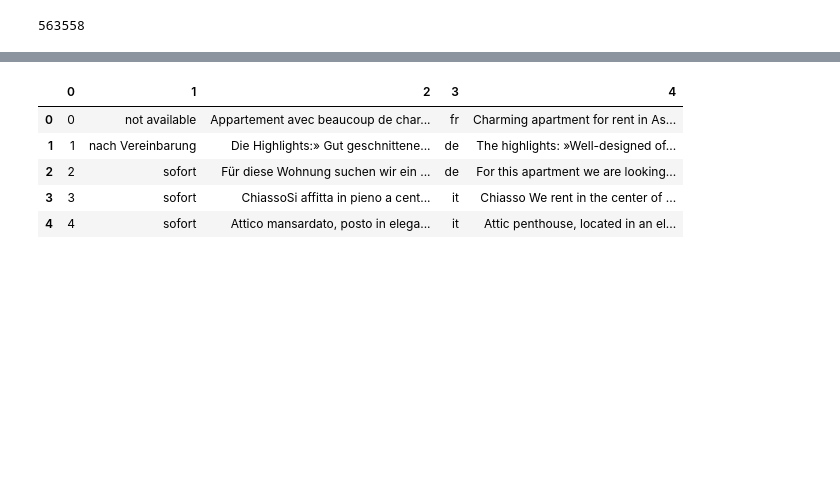
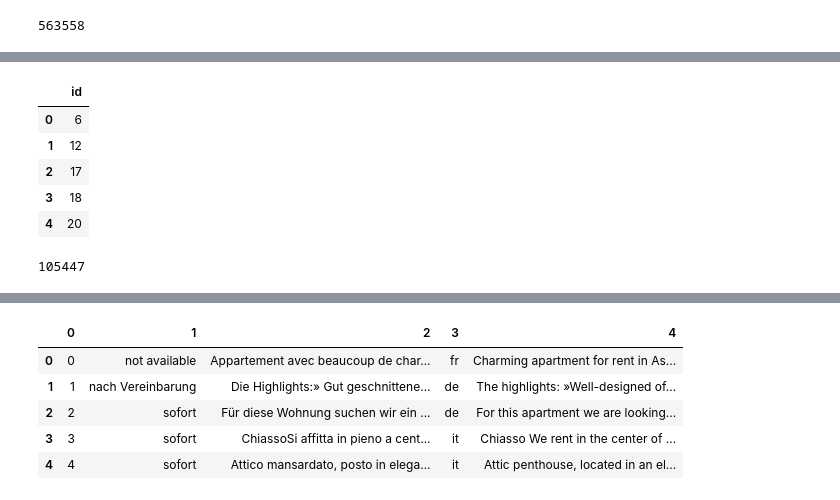
Before and after one commit to michaji/Housing_Project, a Jupyter notebook: working_translation.ipynb, the cells around one changed output, grey strips where cells are left out. Saved outputs shown, nothing was run; the diff lists cells and outputs as text; code cells hidden in the pictures; blank space fills up the shorter version.

```diff
--- a/working_translation.ipynb
+++ b/working_translation.ipynb
@@ -299,0 +326,14 @@ len(trans_data)
+# %%
+df_id.rename(columns = {'Unnamed':'id'}, inplace=True)
+df_id.head()
+# %% [output]
+|  | id |
+| 0 | 6 |
+| 1 | 12 |
+| 2 | 17 |
+| 3 | 18 |
+| 4 | 20 |
+# %%
+len(df_id)
+# %% [output]
+105447
```
Also changed, not shown: parts of 20 cells of this notebook.
